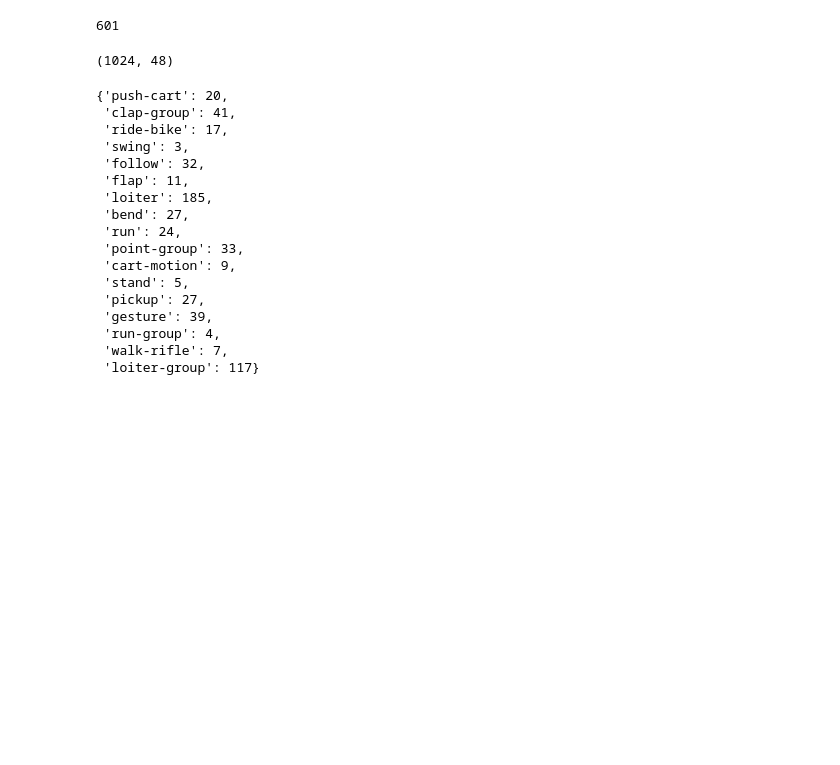
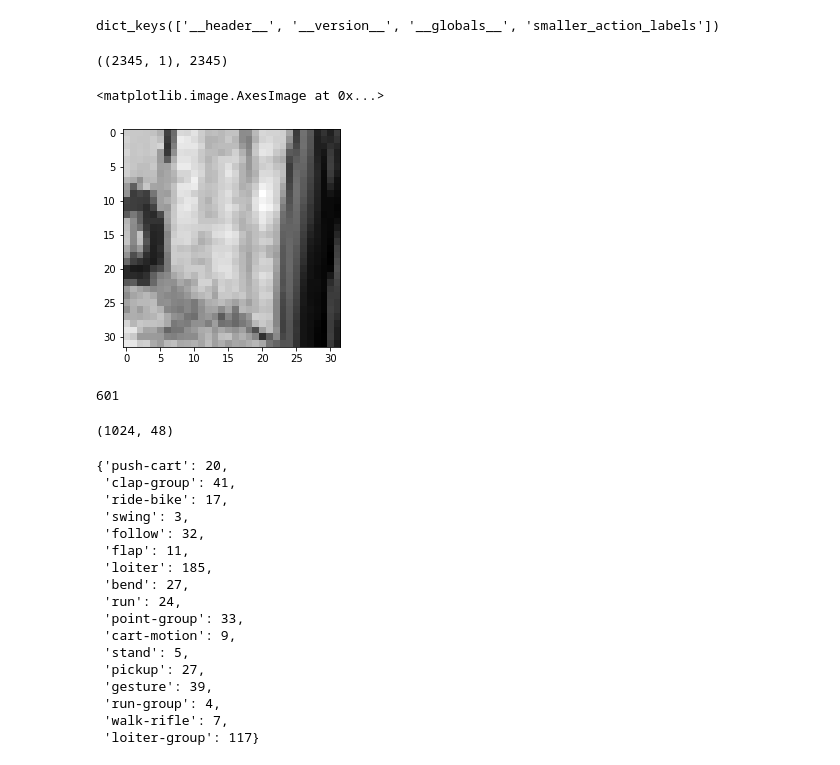
Before and after one commit to nmank/FlagIRLS, a Jupyter notebook: MindsEye_debug.ipynb, the cells around one changed output. Saved outputs shown, nothing was run; the diff lists cells and outputs as text; code cells hidden in the pictures; blank space fills up the shorter version.

```diff
--- a/MindsEye_debug.ipynb
+++ b/MindsEye_debug.ipynb
@@ -10,3 +32,16 @@ from sklearn.manifold import MDS
+# %%
+labels.keys()
+# %% [output]
+dict_keys(['__header__', '__version__', '__globals__', 'smaller_action_labels'])
+# %%
+labels['smaller_action_labels'][0][0][0].shape, len(data['tracklets'])
+# %% [output]
+((2345, 1), 2345)
+# %%
+plt.imshow(data['tracklets'][0][0]['data'][:,:,5], cmap = 'gray')
+# %% [output]
+<matplotlib.image.AxesImage at 0x...>
+[figure, added]
 # %%
 n_its= 10
 seed = 0
```
Also changed, not shown: parts of 7 cells of this notebook, 5 other files.
